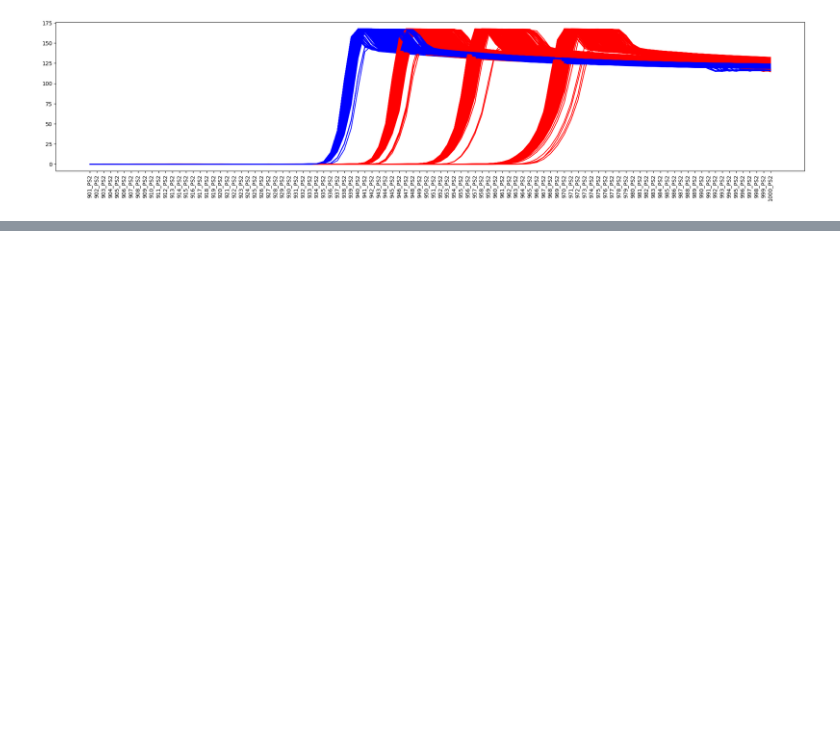
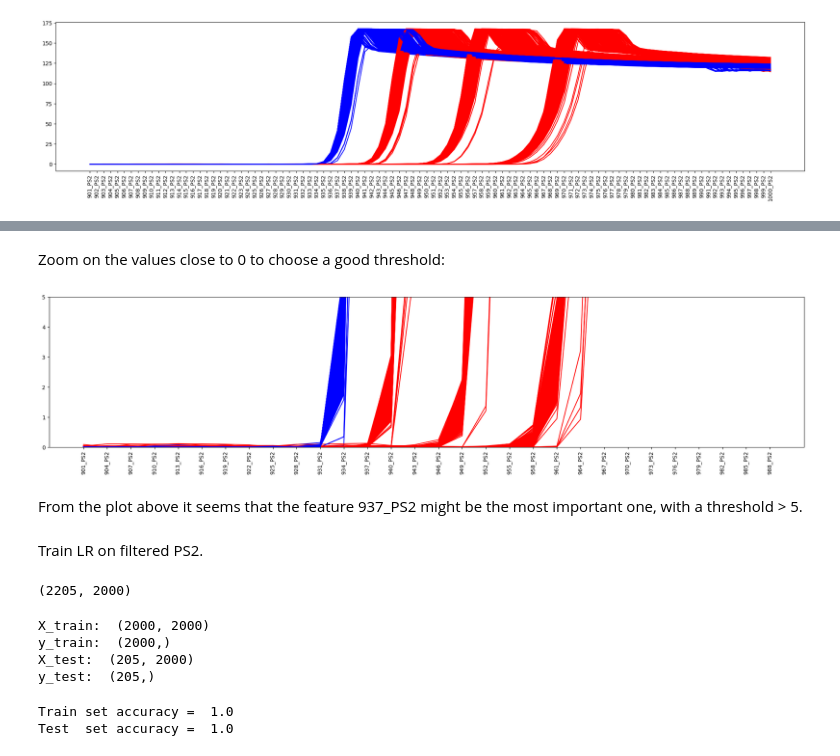
Before and after one commit to vcerchez/optimal-hydraulic, a Jupyter notebook: model.ipynb, the cells around one changed output, grey strips where cells are left out. Cells and saved outputs as stored; diff of their text form; code cells hidden in the pictures; blank space fills up the shorter version.

```diff
--- a/model.ipynb
+++ b/model.ipynb
@@ -402,0 +448,27 @@ ax.tick_params(axis='x', rotation=90)
+# %% [markdown]
+Zoom on the values close to 0 to choose a good threshold:
+# %%
+fig, ax = plt.subplots(figsize=(25, 5))
+for i, s in PS2_reduced.iloc[:, 300:330].iterrows():
+    c = 'r' if y[i] == 0 else 'b'
+    ax.plot(s, c=c)
+ax.set_ylim(0, 5)
+ax.tick_params(axis='x', rotation=90)
+# %% [output]
+[figure, added]
+# %% [markdown]
+From the plot above it seems that the feature 937_PS2 might be the most important one, with a threshold > 5.
+# %% [markdown]
+Train LR on filtered PS2.
+# %%
+X = PS2_reduced.copy()
+X.shape
+# %% [output]
+(2205, 2000)
+# %%
+X_train, y_train, X_test, y_test = train_test_split(X, y)
+# %% [output]
+X_train:  (2000, 2000)
+y_train:  (2000,)
+X_test:  (205, 2000)
+y_test:  (205,)
@@ -402,0 +477,6 @@ ax.tick_params(axis='x', rotation=90)
+# %%
+print('Train set accuracy = ', clf.score(X_train, y_train))
+print('Test  set accuracy = ', clf.score(X_test, y_test))
+# %% [output]
+Train set accuracy =  1.0
+Test  set accuracy =  1.0
```
Also changed, not shown: parts of 39 cells of this notebook.
